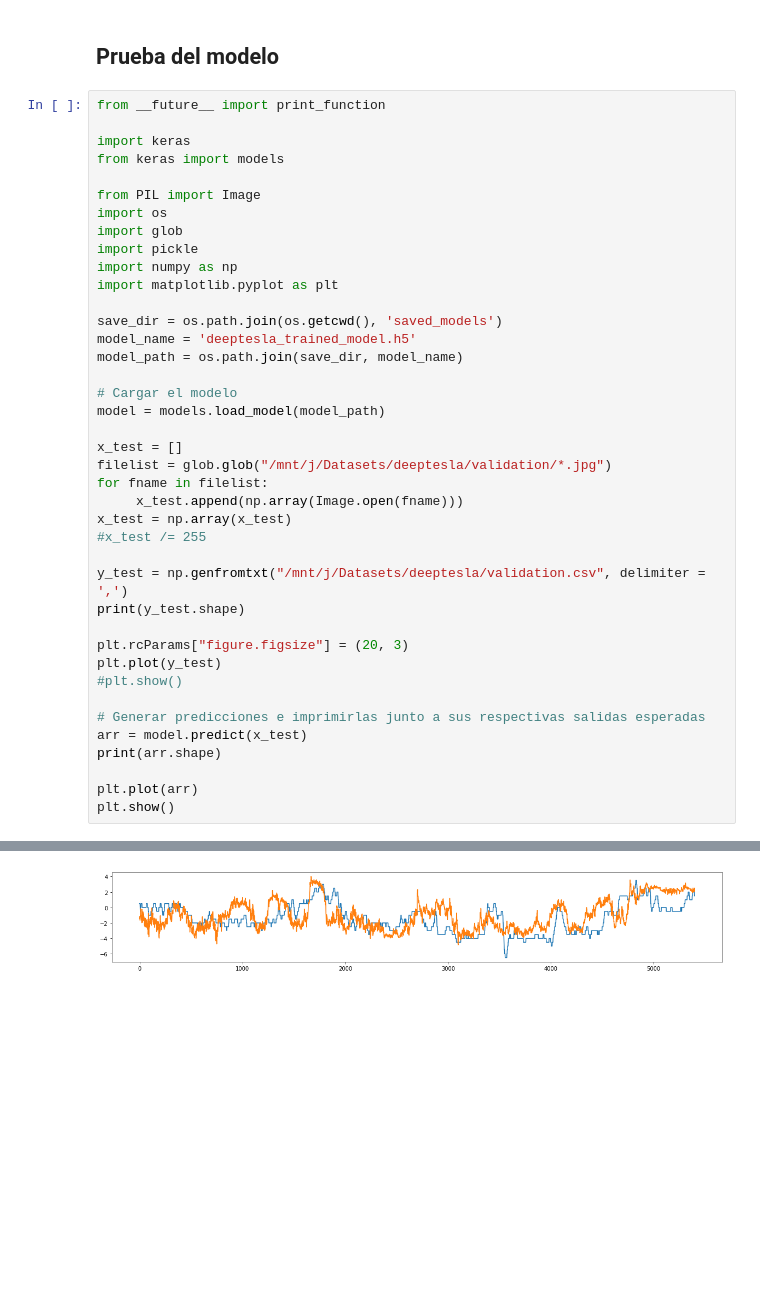
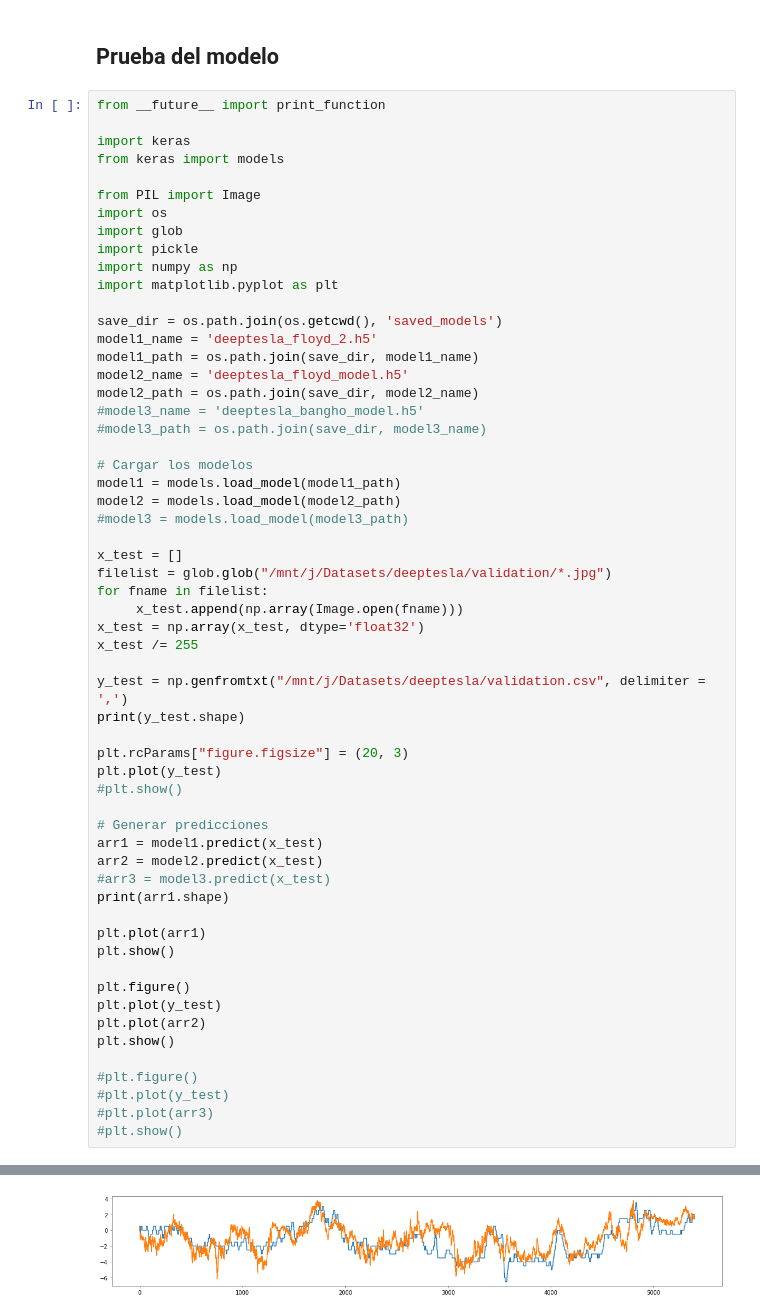
Before and after one commit to celerative/PPS-NN-Jaime, a Jupyter notebook: deeptesla/deeptesla.ipynb, the cells around one changed output, grey strips where cells are left out. Drawn from its saved outputs; the diff is of its cells as text; blank space fills up the shorter version.

```diff
--- a/deeptesla/deeptesla.ipynb
+++ b/deeptesla/deeptesla.ipynb
@@ -231,41 +211,59 @@ from __future__ import print_function
 import keras
 from keras import models
 
 from PIL import Image
 import os
 import glob
 import pickle
 import numpy as np
 import matplotlib.pyplot as plt
 
 save_dir = os.path.join(os.getcwd(), 'saved_models')
-model_name = 'deeptesla_trained_model.h5'
-model_path = os.path.join(save_dir, model_name)
+model1_name = 'deeptesla_floyd_2.h5'
+model1_path = os.path.join(save_dir, model1_name)
+model2_name = 'deeptesla_floyd_model.h5'
+model2_path = os.path.join(save_dir, model2_name)
+#model3_name = 'deeptesla_bangho_model.h5'
+#model3_path = os.path.join(save_dir, model3_name)
 
-# Cargar el modelo
-model = models.load_model(model_path)
+# Cargar los modelos
+model1 = models.load_model(model1_path)
+model2 = models.load_model(model2_path)
+#model3 = models.load_model(model3_path)
 
 x_test = []
 filelist = glob.glob("/mnt/j/Datasets/deeptesla/validation/*.jpg")
 for fname in filelist:
      x_test.append(np.array(Image.open(fname)))
-x_test = np.array(x_test)
-#x_test /= 255
+x_test = np.array(x_test, dtype='float32')
+x_test /= 255
 
 y_test = np.genfromtxt("/mnt/j/Datasets/deeptesla/validation.csv", delimiter = ',')
 print(y_test.shape)
 
 plt.rcParams["figure.figsize"] = (20, 3)
 plt.plot(y_test)
 #plt.show()
 
-# Generar predicciones e imprimirlas junto a sus respectivas salidas esperadas
-arr = model.predict(x_test)
-print(arr.shape)
+# Generar predicciones
+arr1 = model1.predict(x_test)
+arr2 = model2.predict(x_test)
+#arr3 = model3.predict(x_test)
+print(arr1.shape)
 
-plt.plot(arr)
+plt.plot(arr1)
 plt.show()
+
+plt.figure()
+plt.plot(y_test)
+plt.plot(arr2)
+plt.show()
+
+#plt.figure()
+#plt.plot(y_test)
+#plt.plot(arr3)
+#plt.show()
 # %% [output]
 (5400,)
 (5400, 1)
-[figure, old version]
+[figure, new version]
```
Also changed, not shown: parts of 6 cells of this notebook, 3 other files.
